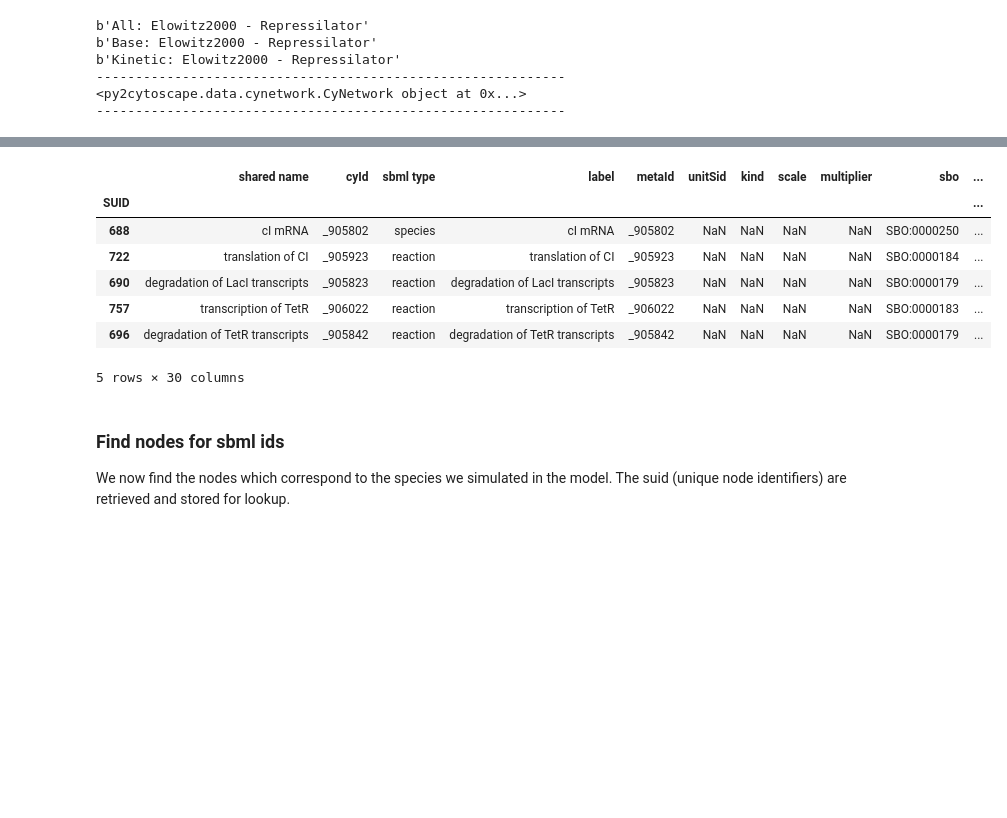
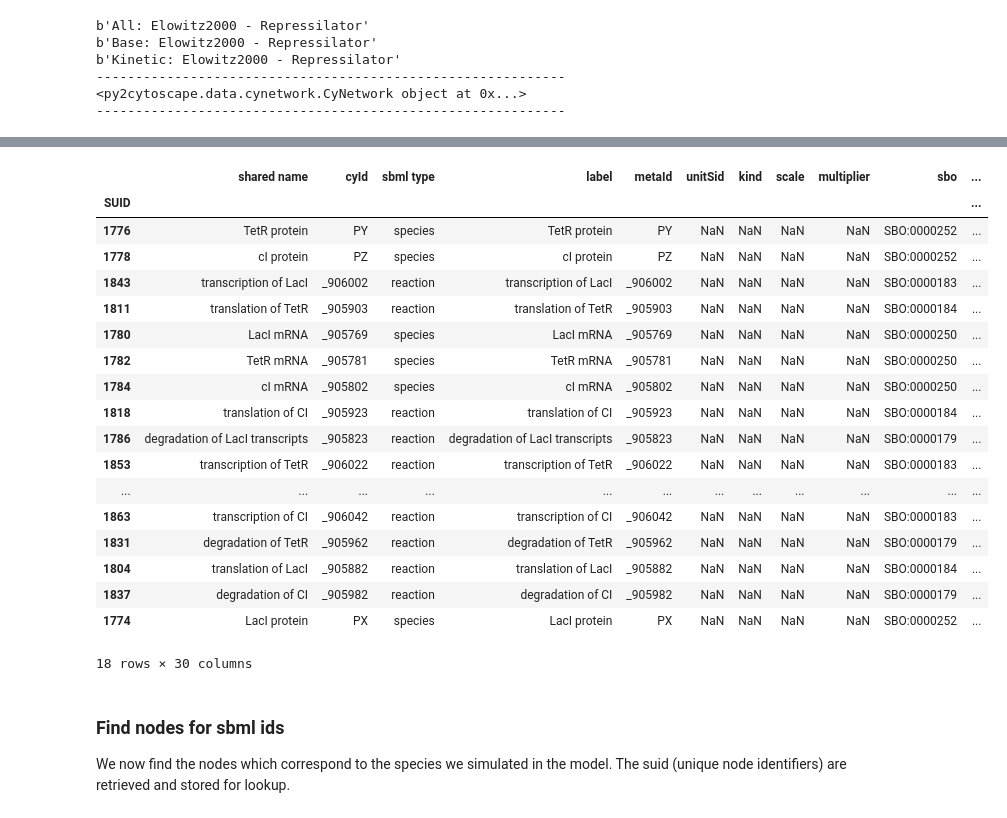
Before and after one commit to matthiaskoenig/cyrest-challenge, a Jupyter notebook: cyrest-challenge.ipynb, the cells around one changed output, grey strips where cells are left out. Saved outputs shown, nothing was run; the diff lists cells and outputs as text; code cells hidden in the pictures; blank space fills up the shorter version.

```diff
--- a/cyrest-challenge.ipynb
+++ b/cyrest-challenge.ipynb
@@ -192,16 +190,27 @@ All table attributes are available and can be manipulated.
 # %%
 # cell = base_net.get_node_value(id=node0, column='name')
 node_table = base_net.get_node_table()
-node_table.head()
+node_table
 # %% [output]
 |  | shared name | cyId | sbml type | label | metaId | unitSid | kind | scale | multiplier | sbo | ... |
 | SUID |  |  |  |  |  |  |  |  |  |  | ... |
-| 688 | cI mRNA | _905802 | species | cI mRNA | _905802 | NaN | NaN | NaN | NaN | SBO:0000250 | ... |
-| 722 | translation of CI | _905923 | reaction | translation of CI | _905923 | NaN | NaN | NaN | NaN | SBO:0000184 | ... |
-| 690 | degradation of LacI transcripts | _905823 | reaction | degradation of LacI transcripts | _905823 | NaN | NaN | NaN | NaN | SBO:0000179 | ... |
-| 757 | transcription of TetR | _906022 | reaction | transcription of TetR | _906022 | NaN | NaN | NaN | NaN | SBO:0000183 | ... |
-| 696 | degradation of TetR transcripts | _905842 | reaction | degradation of TetR transcripts | _905842 | NaN | NaN | NaN | NaN | SBO:0000179 | ... |
+| 1776 | TetR protein | PY | species | TetR protein | PY | NaN | NaN | NaN | NaN | SBO:0000252 | ... |
+| 1778 | cI protein | PZ | species | cI protein | PZ | NaN | NaN | NaN | NaN | SBO:0000252 | ... |
+| 1843 | transcription of LacI | _906002 | reaction | transcription of LacI | _906002 | NaN | NaN | NaN | NaN | SBO:0000183 | ... |
+| 1811 | translation of TetR | _905903 | reaction | translation of TetR | _905903 | NaN | NaN | NaN | NaN | SBO:0000184 | ... |
+| 1780 | LacI mRNA | _905769 | species | LacI mRNA | _905769 | NaN | NaN | NaN | NaN | SBO:0000250 | ... |
+| 1782 | TetR mRNA | _905781 | species | TetR mRNA | _905781 | NaN | NaN | NaN | NaN | SBO:0000250 | ... |
+| 1784 | cI mRNA | _905802 | species | cI mRNA | _905802 | NaN | NaN | NaN | NaN | SBO:0000250 | ... |
+| 1818 | translation of CI | _905923 | reaction | translation of CI | _905923 | NaN | NaN | NaN | NaN | SBO:0000184 | ... |
+| 1786 | degradation of LacI transcripts | _905823 | reaction | degradation of LacI transcripts | _905823 | NaN | NaN | NaN | NaN | SBO:0000179 | ... |
+| 1853 | transcription of TetR | _906022 | reaction | transcription of TetR | _906022 | NaN | NaN | NaN | NaN | SBO:0000183 | ... |
+| ... | ... | ... | ... | ... | ... | ... | ... | ... | ... | ... | ... |
+| 1863 | transcription of CI | _906042 | reaction | transcription of CI | _906042 | NaN | NaN | NaN | NaN | SBO:0000183 | ... |
+| 1831 | degradation of TetR | _905962 | reaction | degradation of TetR | _905962 | NaN | NaN | NaN | NaN | SBO:0000179 | ... |
+| 1804 | translation of LacI | _905882 | reaction | translation of LacI | _905882 | NaN | NaN | NaN | NaN | SBO:0000184 | ... |
+| 1837 | degradation of CI | _905982 | reaction | degradation of CI | _905982 | NaN | NaN | NaN | NaN | SBO:0000179 | ... |
+| 1774 | LacI protein | PX | species | LacI protein | PX | NaN | NaN | NaN | NaN | SBO:0000252 | ... |
-5 rows × 30 columns
+18 rows × 30 columns
 # %% [markdown]
 ### Find nodes for sbml ids
 We now find the nodes which correspond to the species we simulated in the model.
```
Also changed, not shown: parts of 28 cells of this notebook, 9 other files.
